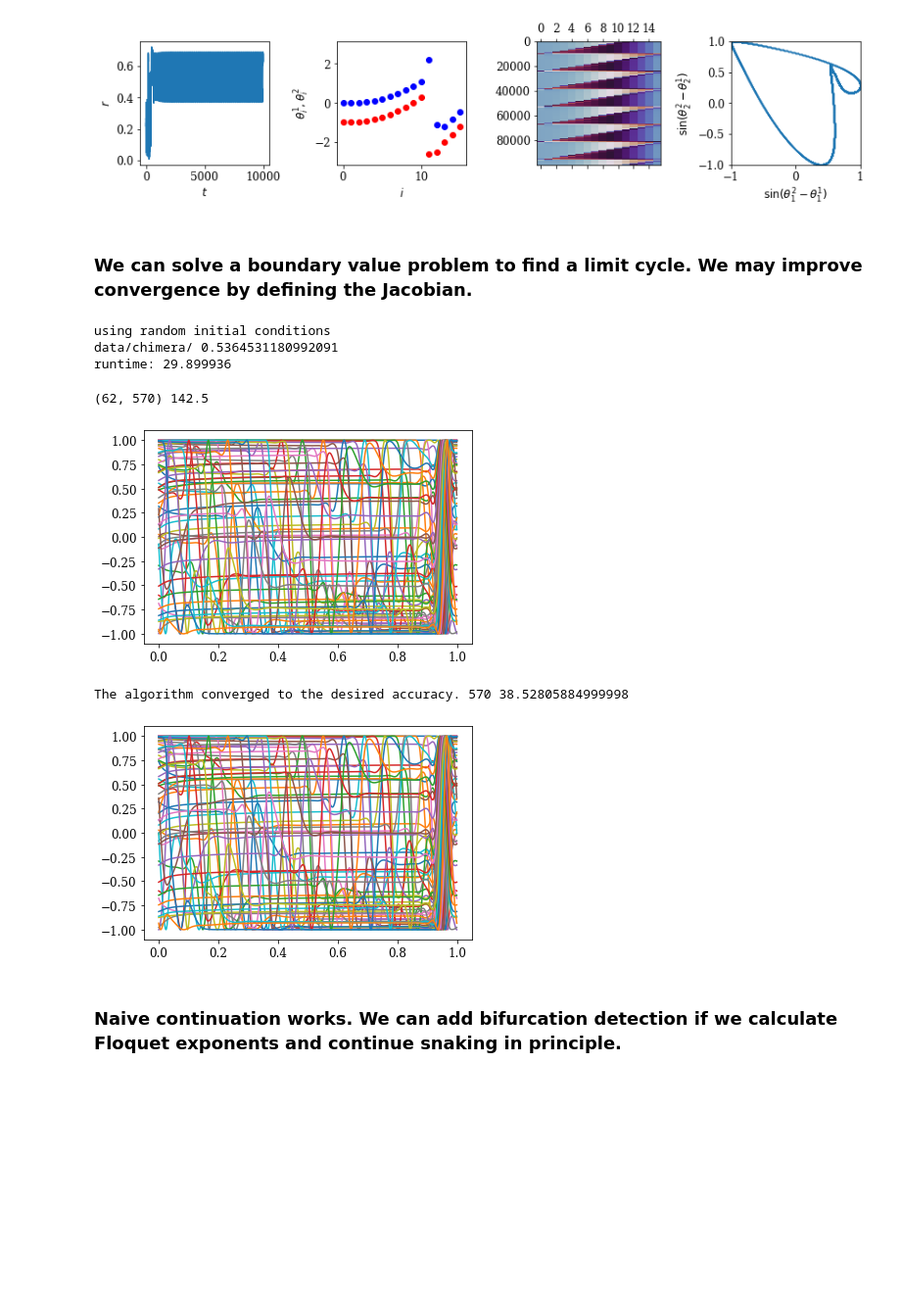
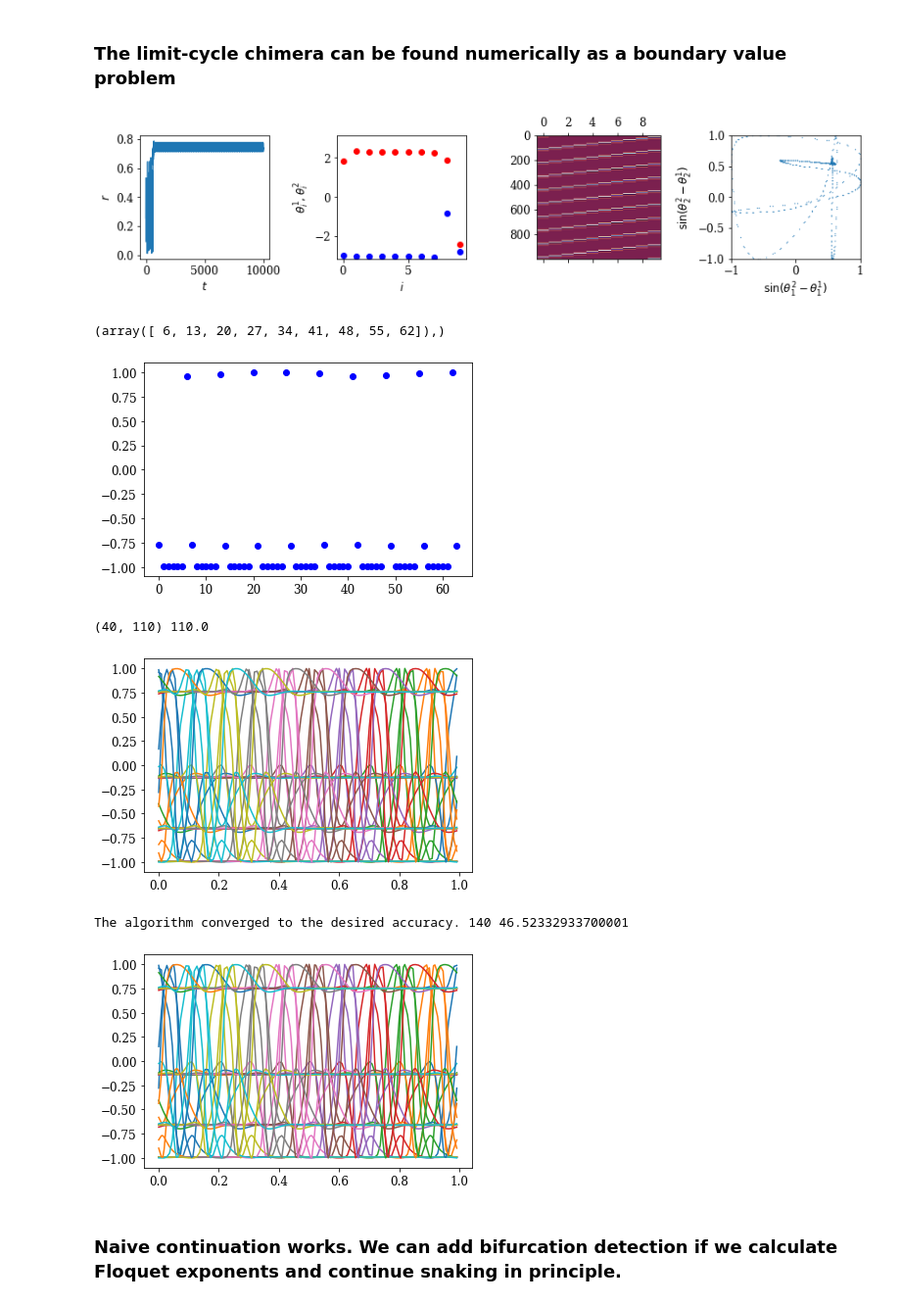
Before and after one commit to znicolaou/snakingoscillators, a Jupyter notebook: lccont.ipynb, the cells around one changed output. Shown: that part at 98% size. Cells and saved outputs as stored; diff of their text form; code cells hidden in the pictures; blank space fills up the shorter version.

```diff
--- a/lccont.ipynb
+++ b/lccont.ipynb
@@ -44,14 +148,24 @@ runtime: 31.917229
+# %% [markdown]
+### The limit-cycle chimera can be found numerically as a boundary value problem
 # %%
-rho0=phases[:,N-1:2*(N-1)]**2+phases[:,:N-1]
-rho1=phases[:,2*(N-1)+N:]**2+phases[:,2*(N-1):2*(N-1)+N]**2
-phi0=np.concatenate([np.array([np.zeros(len(phases))]).T,np.arctan2(phases[:,N-1:2*(N-1)],phases[:,:N-1])],axis=1)
-phi1=np.arctan2(phases[:,2*(N-1)+N:],phases[:,2*(N-1):2*(N-1)+N])
+filebase='data/chimera/'
+times=np.load(filebase+'times.npy')
+order=np.load(filebase+'order.npy')
+phases=np.load(filebase+'phases.npy')
+fs=np.load(filebase+'fs.npy')
+N=int((len(fs)+2)/4)
+sigma0=0.35
+omega=1
+beta=0.25
+gamma=0.1
+phi0=np.arctan2(phases[:,N:2*N],phases[:,:N])
+phi1=np.arctan2(phases[:,3*N:],phases[:,2*N:3*N])
 
 plt.subplots(1,4,figsize=(12,3))
 plt.subplot(1,4,1)
 plt.xlabel('$t$')
 plt.ylabel('$r$')
-plt.plot(order[0],order[1])
+plt.plot(times,order)
 plt.subplot(1,4,2)
 plt.xlabel('$i$')
 plt.ylabel(r'$\theta_i^1, \theta_i^2$')
@@ -69,55 +183,35 @@ plt.ylim(-1,1)
 plt.scatter(np.cos(phi1[:,0]-phi0[:,0]),np.cos(phi1[:,1]-phi0[:,1]),s=0.1)
 plt.tight_layout()
 plt.show()
+
+minds=find_peaks(phases[:,0])[0]
+plt.plot(phases[minds,0],'bo')
+np.where(phases[minds,0]>0.2)
 # %% [output]
-[figure, old version]
+[figure, new version]
+(array([ 6, 13, 20, 27, 34, 41, 48, 55, 62]),)
+[figure, added]
-# %% [markdown]
-### We can solve a boundary value problem to find a limit cycle. We may improve convergence by defining the Jacobian.
-# %%
-filebase='data/chimera/'
-if not os.path.isdir(filebase):
-    os.mkdir(filebase)
-N=16
-k=1
-t1=10000
-t3=9000
-dt=0.25
-sigma0=0.35
-beta=0.25
-gamma=0.1
-output=2
-seed=10
-omega=1
-
-janusrot.runsim(N, t1, t3, dt, omega, beta, sigma0, gamma, seed, filebase, output)
-order=np.load(filebase+'order.npy')
-phases=np.load(filebase+'phases.npy')
-fs=np.load(filebase+'fs.npy')
-# %% [output]
-using random initial conditions
-data/chimera/ 0.5364531180992091
-runtime: 29.899936
 # %%
-minds=find_peaks(phases[:,0])[0]
-
-p0=order[0,minds[-2]]-order[0,minds[-8]]
-Xts0=phases[minds[-8]:minds[-2]].T.copy()
-ts0=(order[0,minds[-8]:minds[-2]]-order[0,minds[-8]])/p0
+m0=6
+m1=13
+p0=times[minds[m1]]-times[minds[m0]]
+Xts0=phases[minds[m0]:minds[m1]].T.copy()
+ts0=(times[minds[m0]:minds[m1]]-times[minds[m0]])/p0
 print(Xts0.shape,p0)
 plt.plot(ts0,np.transpose(Xts0))
 plt.show()
 
 start=timeit.default_timer()
-sol0=solve_bvp(lambda ts,Xts,p: p[0]*np.transpose([janusrot.janusrot(p[0]*ts[i],Xts[:,i], N, omega, sigma0, beta, gamma) for i in range(len(ts))]), lambda xa,xb,p: (np.concatenate((xb-xa,[(xa@xa)-(Xts0[:,0]@Xts0[:,0])]))), ts0, Xts0, p=np.array([p0]), max_nodes=10000,tol=1e0,bc_tol=1e-2)
+sol0=solve_bvp(lambda ts,Xts,p: p[0]*np.transpose([janus.janus(p[0]*ts[i],Xts[:,i], N, omega, sigma0, beta, gamma,sigma0,0) for i in range(len(ts))]), lambda xa,xb,p: (np.concatenate((xb-xa,[xa[0]-Xts0[0,0]]))), ts0, Xts0, p=np.array([p0]), max_nodes=500,tol=1e-1,bc_tol=1e-2)
 stop=timeit.default_timer()
 print(sol0.message,len(sol0.x),stop-start)
 plt.plot(sol0.x,np.transpose(sol0.y))
 plt.show()
 # %% [output]
-(62, 570) 142.5
+(40, 110) 110.0
-[figure, old version]
+[figure, new version]
-The algorithm converged to the desired accuracy. 570 38.52805884999998
+The algorithm converged to the desired accuracy. 140 46.52332933700001
-[figure, old version]
+[figure, new version]
 # %% [markdown]
 ### Naive continuation works. We can add bifurcation detection if we calculate Floquet exponents and continue snaking in principle.
 # %%
```
Also changed, not shown: parts of 15 cells of this notebook, 2 other files.
